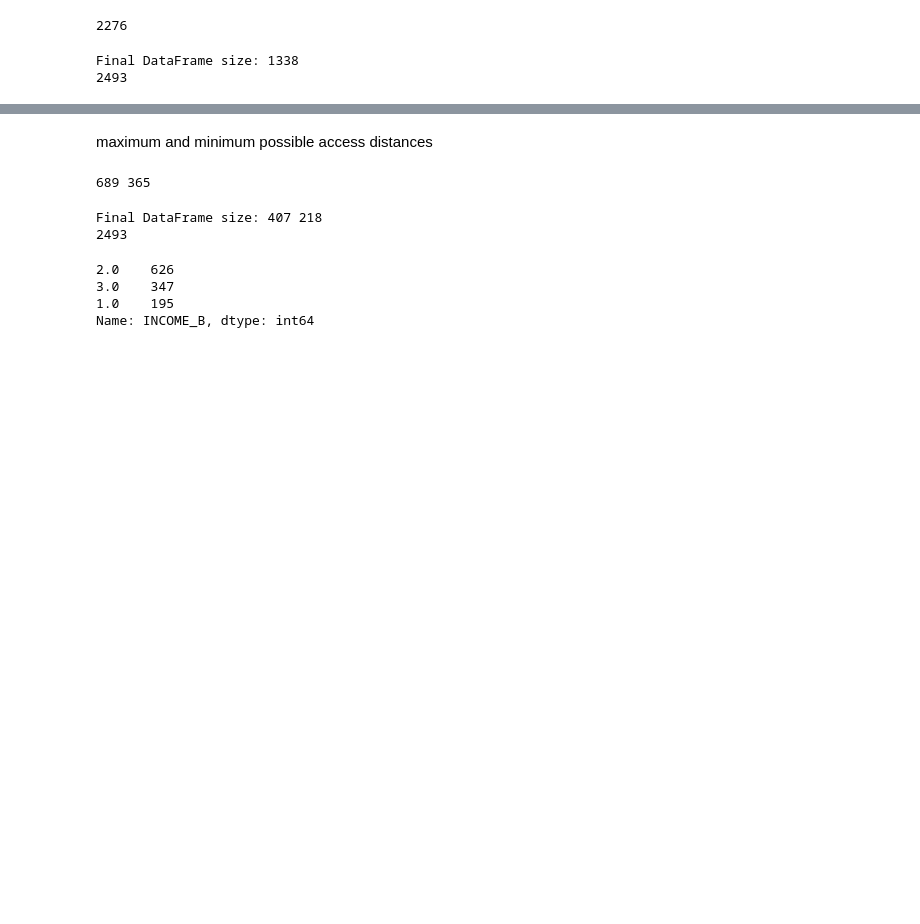
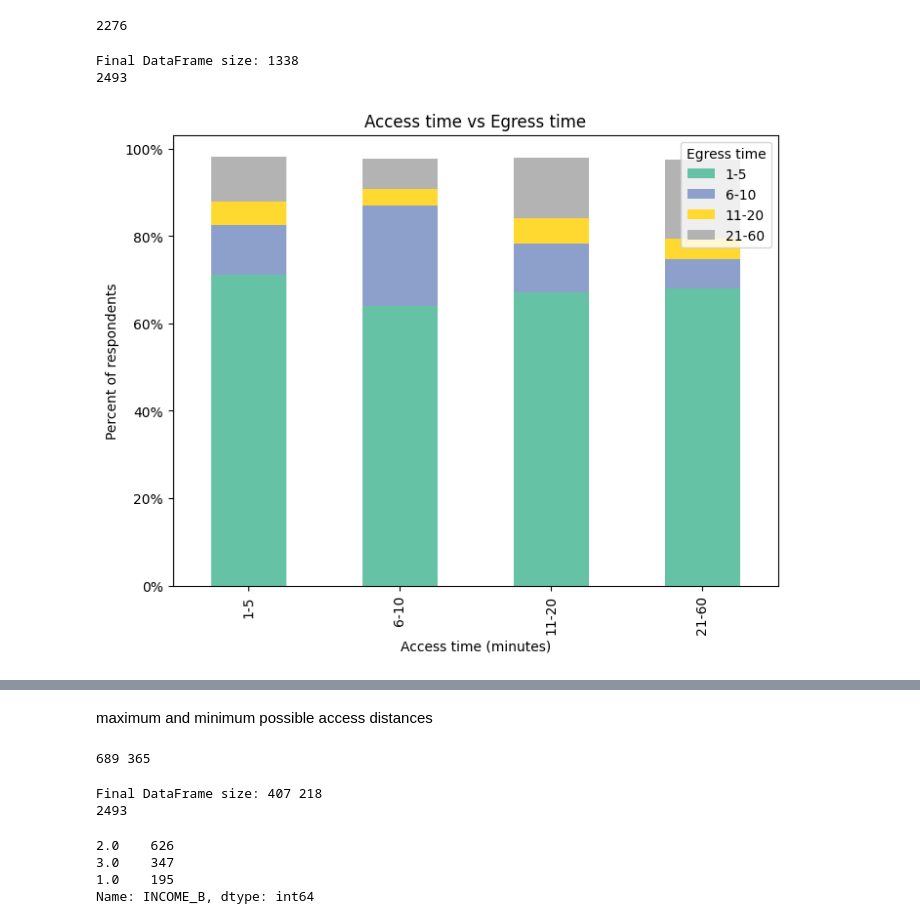
Before and after one commit to Gavaskar24/Metro, a Jupyter notebook: EDA.ipynb, the cells around one changed output, grey strips where cells are left out. Drawn from its saved outputs; the diff is of its cells as text; code cells hidden in the pictures; blank space fills up the shorter version.

```diff
--- a/EDA.ipynb
+++ b/EDA.ipynb
@@ -238,3 +251,7 @@ def map_income():
        # print(df['INCOME'].value_counts())
 
        return df,df_park
+# %%
+df=df.loc[(df['ACCESS_TIME']<30) & (df['EGRESS_TIME']<30)]
+df=df.loc[(df['ACCESS_TIME']>0) & (df['EGRESS_TIME']>0)]
+df['ACCESS_TIME'].describe()
@@ -396,3 +423,41 @@ plt.title("Vehicle ownership vs. Bicycle Usage (N=2282)")
 df3=data1[data1['USE']==3]
 sns.scatterplot(data=df3,x='ACCESS_TIME',y='EGRESS_TIME')
 plt.title("Bicycle Usage vs. Access Time (N=2282)")
+# %%
+import pandas as pd
+import seaborn as sns
+import matplotlib.pyplot as plt
+
+# Assuming 'data' is your DataFrame with columns 'EGRESS_TIME', 'USE', etc.
+# Resetting index in case it's necessary
+# data.reset_index(inplace=True)
+
+# Filtering out the 'USE' category 3 (will not use for any trips)
+
+
+# Creating bins for egress time
+bins = [0, 5, 10, 20, 60]
+labels = ['1-5', '6-10', '11-20', '21-60']
+
+data['EGRESS_TIME_B'] = pd.cut(data['EGRESS_TIME'], bins=bins, labels=labels)
+
+
+
+data['ACCESS_TIME_B'] = pd.cut(data['ACCESS_TIME'], bins=bins, labels=labels)
+
+# Grouping by 'EGRESS_TIME_B' and 'USE', calculating percentage within each group
+grouped = data.groupby(['ACCESS_TIME_B', 'EGRESS_TIME_B']).size().unstack().div(data.groupby('ACCESS_TIME_B').size(), axis=0)
+
+# Plotting the stacked bar chart
+ax = grouped.plot(kind='bar', stacked=True, colormap='Set2', figsize=(8, 6))
+plt.title('Access time vs Egress time')
+plt.xlabel('Access time (minutes)')
+plt.ylabel('Percent of respondents')
+plt.legend(title='Egress time', loc='upper right')
+
+# Formatting y-axis ticks as percentages
+ax.yaxis.set_major_formatter(plt.FuncFormatter(lambda x, _: f'{x * 100:.0f}%'))
+
+plt.show()
+# %% [output]
+[figure, added]
```
Also changed, not shown: parts of 5 cells of this notebook.
